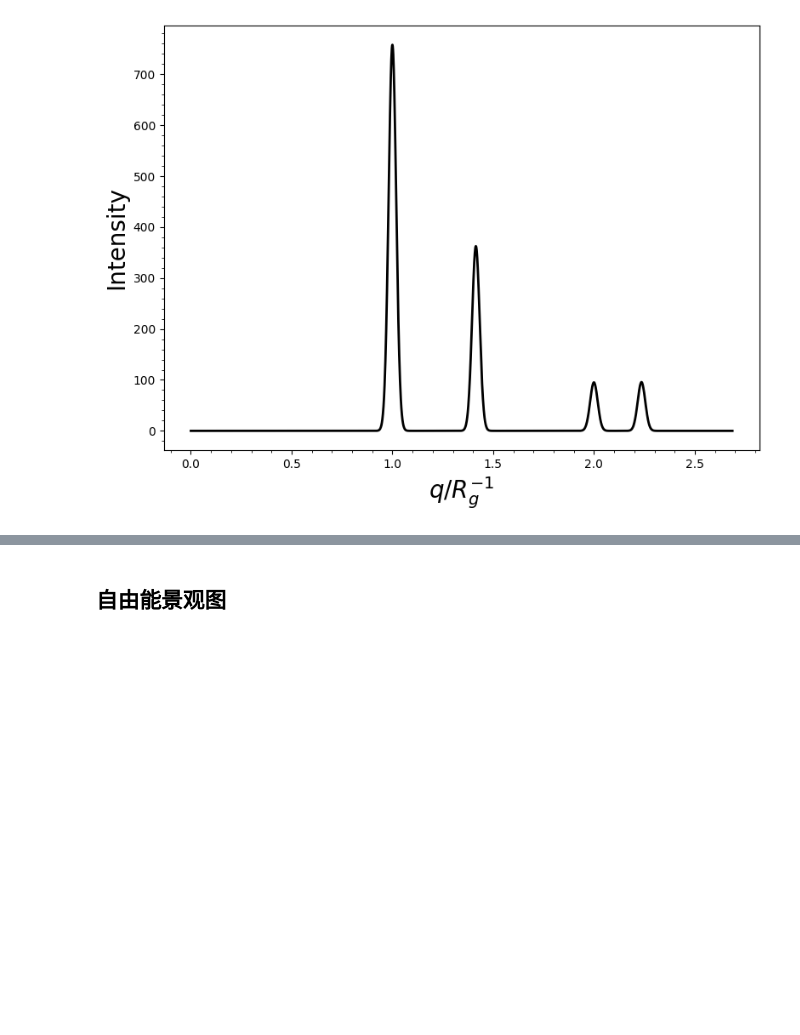
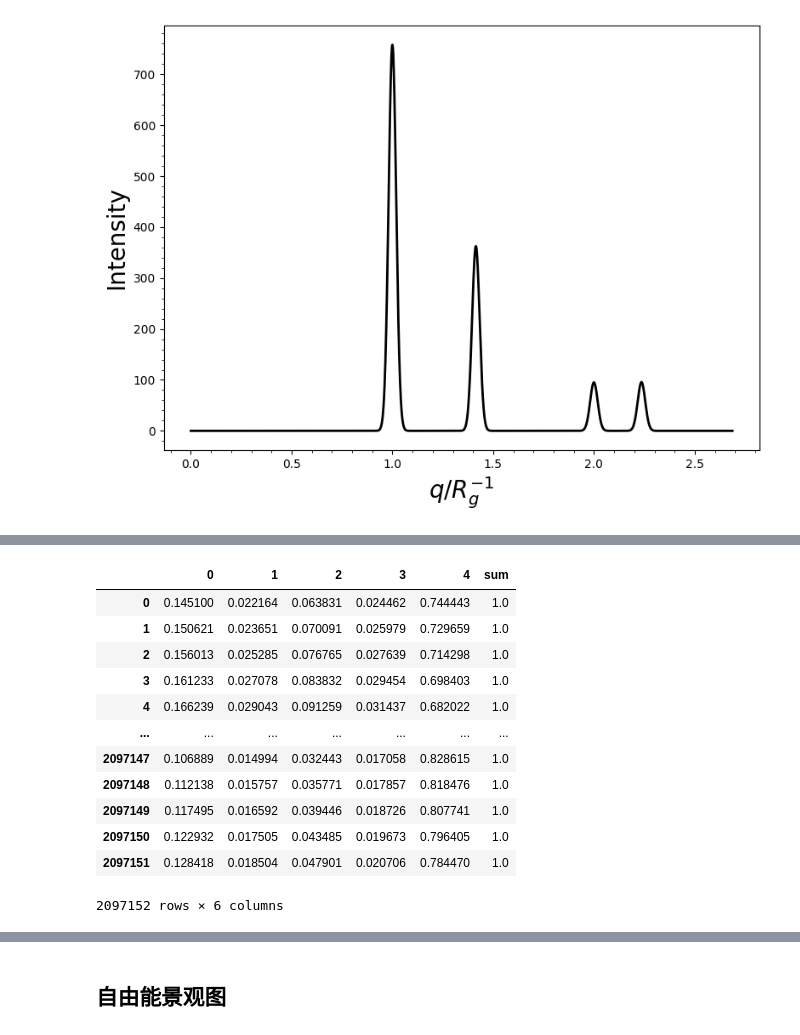
Before and after one commit to KangruiYuan/SimuBox, a Jupyter notebook: Demos/Scripts.ipynb, the cells around one changed output, grey strips where cells are left out. Drawn from its saved outputs; the diff is of its cells as text; code cells hidden in the pictures; blank space fills up the shorter version.

Commit message:
feat density

```diff
--- a/Demos/Scripts.ipynb
+++ b/Demos/Scripts.ipynb
@@ -73,0 +104,20 @@ iso_plots = iso2D(des, target=[0,1,2])
+# %%
+des = read_density(r"D:\MyPrj\WeiHuaLi\C4_stability\Phout_View\G\block_tops.bin")
+data = des.data.copy()
+data = data.div(data.sum(axis=0)) * 128 **3 * np.array([0.110571,0.07,0.086,0.07,0.663429])
+data["sum"] = data.sum(axis=1)
+data
+# %% [output]
+|  | 0 | 1 | 2 | 3 | 4 | sum |
+| 0 | 0.145100 | 0.022164 | 0.063831 | 0.024462 | 0.744443 | 1.0 |
+| 1 | 0.150621 | 0.023651 | 0.070091 | 0.025979 | 0.729659 | 1.0 |
+| 2 | 0.156013 | 0.025285 | 0.076765 | 0.027639 | 0.714298 | 1.0 |
+| 3 | 0.161233 | 0.027078 | 0.083832 | 0.029454 | 0.698403 | 1.0 |
+| 4 | 0.166239 | 0.029043 | 0.091259 | 0.031437 | 0.682022 | 1.0 |
+| ... | ... | ... | ... | ... | ... | ... |
+| 2097147 | 0.106889 | 0.014994 | 0.032443 | 0.017058 | 0.828615 | 1.0 |
+| 2097148 | 0.112138 | 0.015757 | 0.035771 | 0.017857 | 0.818476 | 1.0 |
+| 2097149 | 0.117495 | 0.016592 | 0.039446 | 0.018726 | 0.807741 | 1.0 |
+| 2097150 | 0.122932 | 0.017505 | 0.043485 | 0.019673 | 0.796405 | 1.0 |
+| 2097151 | 0.128418 | 0.018504 | 0.047901 | 0.020706 | 0.784470 | 1.0 |
+2097152 rows × 6 columns
```
Also changed, not shown: parts of 12 cells of this notebook, 14 other files.
